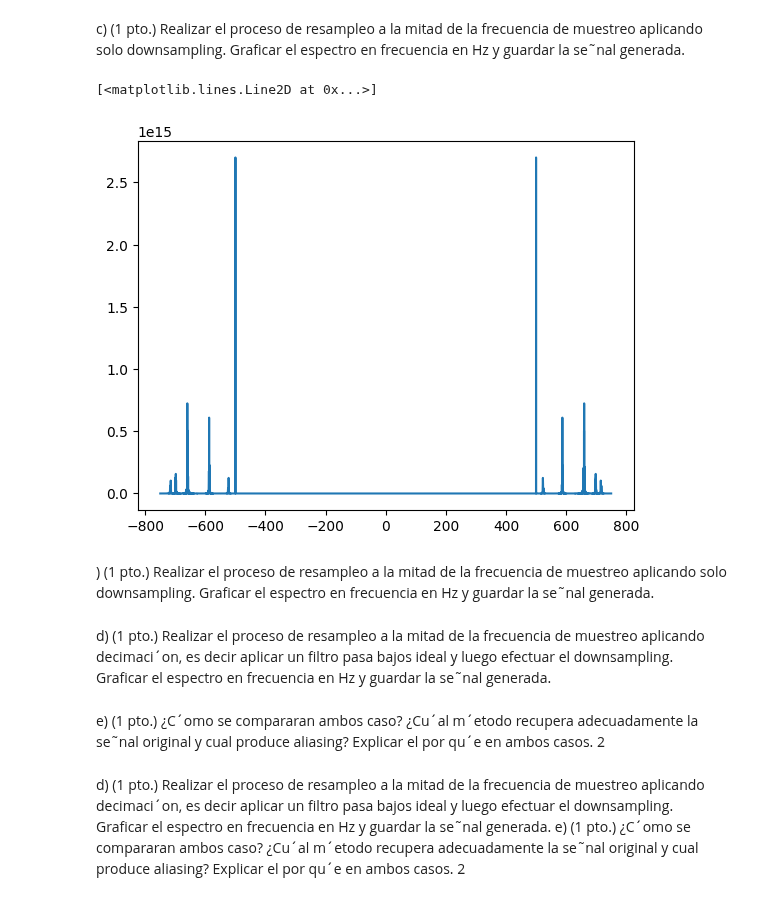
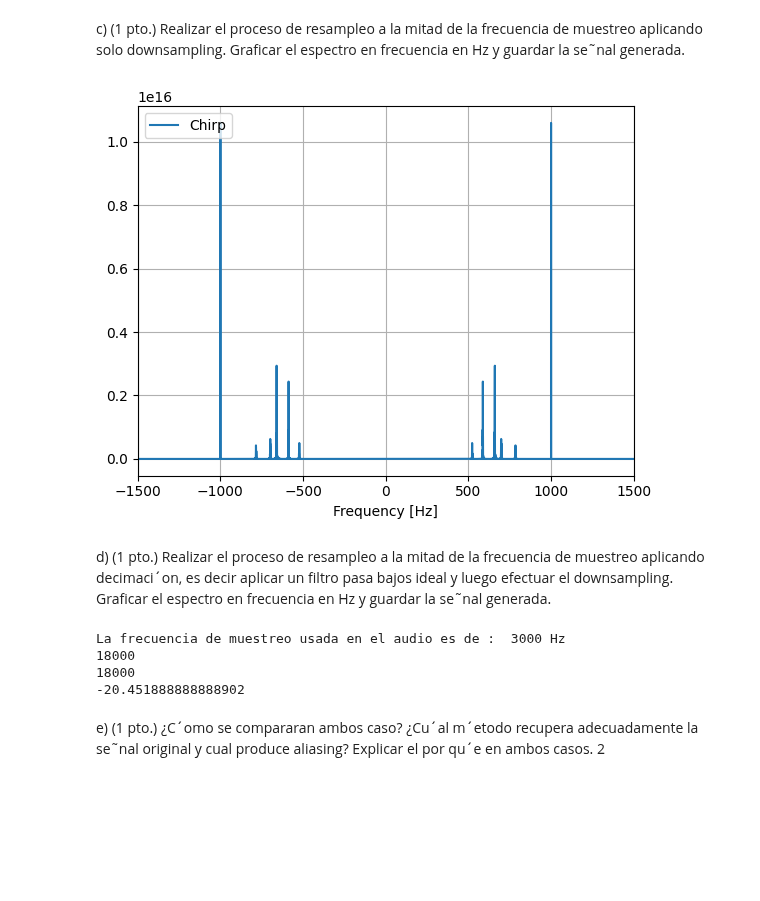
Before and after one commit to ExampleToFollow/PracticasPDS, a Jupyter notebook: Lab1/informePrevio.ipynb, the cells around one changed output. Cells and saved outputs as stored; diff of their text form; code cells hidden in the pictures; blank space fills up the shorter version.

```diff
--- a/Lab1/informePrevio.ipynb
+++ b/Lab1/informePrevio.ipynb
@@ -431,43 +450,63 @@ c) (1 pto.) Realizar el proceso de resampleo a la mitad de la frecuencia de
 muestreo aplicando solo downsampling. Graficar el espectro en frecuencia
 en Hz y guardar la se˜nal generada.
 # %%
-
-#REALIZAMOS DOWNSAMPLING
+fs, y_t = wavfile.read('audio.wav') #Extraemos la frecuencia de muestreo (metadata) y los valores del arreglo
+#Downsampling
+Ns= len(y_t)
 D = 2
-Ns =  len(y_t)
 Ns_dn = Ns/D
 fs_dn = fs/D
 n_dn = np.arange(Ns_dn)
-y_t = y_t[::D]
+y_t_dn = y_t[::D]
 t_dn = n_dn/fs_dn
-#Calculamos el espectro
-fft_y_t = np.fft.fftshift(np.fft.fft(y_t))
-spc_dn = np.abs(fft_y_t)**2
-freq_dn = (n_dn - Ns_dn/2) * fs_dn/ Ns_dn
-plt.plot(freq_dn, spc_dn)
+#
+fft_y_t = np.fft.fftshift(np.fft.fft(y_t_dn))
+spc_up = np.abs(fft_y_t)**2
+freq_up = (np.arange(Ns_dn) - Ns_dn/2) * fs / Ns_dn
+
+#PLOTEAMOSSSS
+plt.figure(1)
+plt.plot(freq_up,spc_up,label='Chirp')
+plt.xlim([-fs/2,fs/2])
+plt.grid('on')
+plt.xlabel('Frequency [Hz]')
+plt.legend(loc='upper left')
+plt.show()
 # %% [output]
-[<matplotlib.lines.Line2D at 0x...>]
-[figure, old version]
+[figure, new version]
-# %% [markdown]
-) (1 pto.) Realizar el proceso de resampleo a la mitad de la frecuencia de
-muestreo aplicando solo downsampling. Graficar el espectro en frecuencia
-en Hz y guardar la se˜nal generada.
 # %% [markdown]
 d) (1 pto.) Realizar el proceso de resampleo a la mitad de la frecuencia de
 muestreo aplicando decimaci´on, es decir aplicar un filtro pasa bajos ideal
 y luego efectuar el downsampling. Graficar el espectro en frecuencia en Hz
 y guardar la se˜nal generada.
+# %%
+fs, y_t = wavfile.read('audio.wav') #Extraemos la frecuencia de muestreo (metadata) y los valores del arreglo
+print(f"La frecuencia de muestreo usada en el audio es de :  { fs} Hz")
+time_array = np.arange(len(y_t))/fs #Arreglo de tiempos
+Ns = len(y_t)
+
+fft_yt = np.fft.fftshift(np.fft.fft(y_t)) #Hallamos la transformada de fourier
+esp = np.abs(fft_yt)**2 #Calculamos el cuadrado de la magnitud
+freq = ((np.arange(Ns) - Ns/2) * fs/ Ns) #Graficamos normalizando
+lpf =  np.ones(len(freq))
+fNy  = fs/2
+for i in range(len(freq)):
+    if (freq[i] <-fNy or freq[i]> fNy):
+        lpf[i]= lpf[i]-1
+fft_yt = lpf*fft_yt
+
+aux = len(y_t)
+f_inv = np.fft.fftshift(np.fft.ifft(fft_y_t))
+time_array = np.arange(len(f_inv))/fs #Arreglo de tiempos
+print(len(f_inv))
+print(len(time_array))
+# %% [output]
+La frecuencia de muestreo usada en el audio es de :  3000 Hz
+18000
+18000
+-20.451888888888902
 # %% [markdown]
 e) (1 pto.) ¿C´omo se compararan ambos caso? ¿Cu´al m´etodo recupera adecuadamente
 la se˜nal original y cual produce aliasing? Explicar el por qu´e
 en ambos casos.
 2
-# %% [markdown]
-d) (1 pto.) Realizar el proceso de resampleo a la mitad de la frecuencia de
-muestreo aplicando decimaci´on, es decir aplicar un filtro pasa bajos ideal
-y luego efectuar el downsampling. Graficar el espectro en frecuencia en Hz
-y guardar la se˜nal generada.
-e) (1 pto.) ¿C´omo se compararan ambos caso? ¿Cu´al m´etodo recupera adecuadamente
-la se˜nal original y cual produce aliasing? Explicar el por qu´e
-en ambos casos.
-2
```
Also changed, not shown: parts of 11 cells of this notebook, 2 other files.
